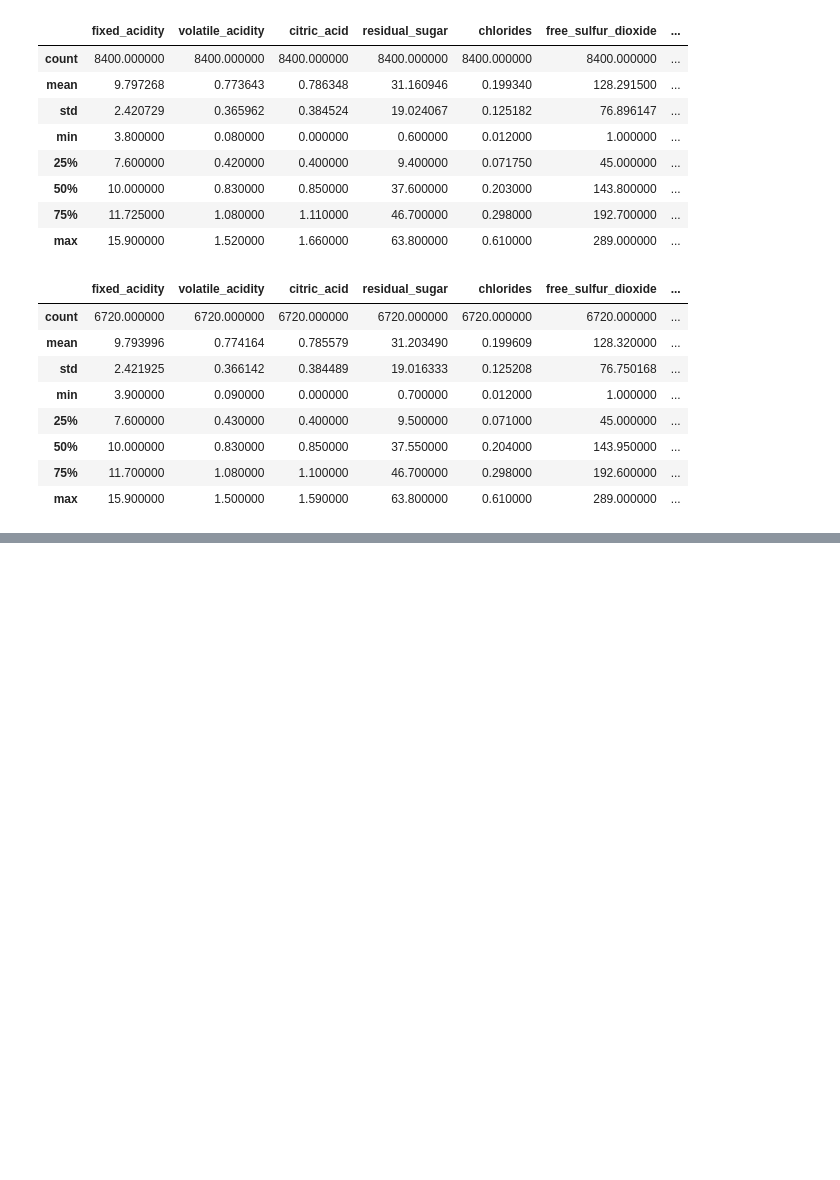
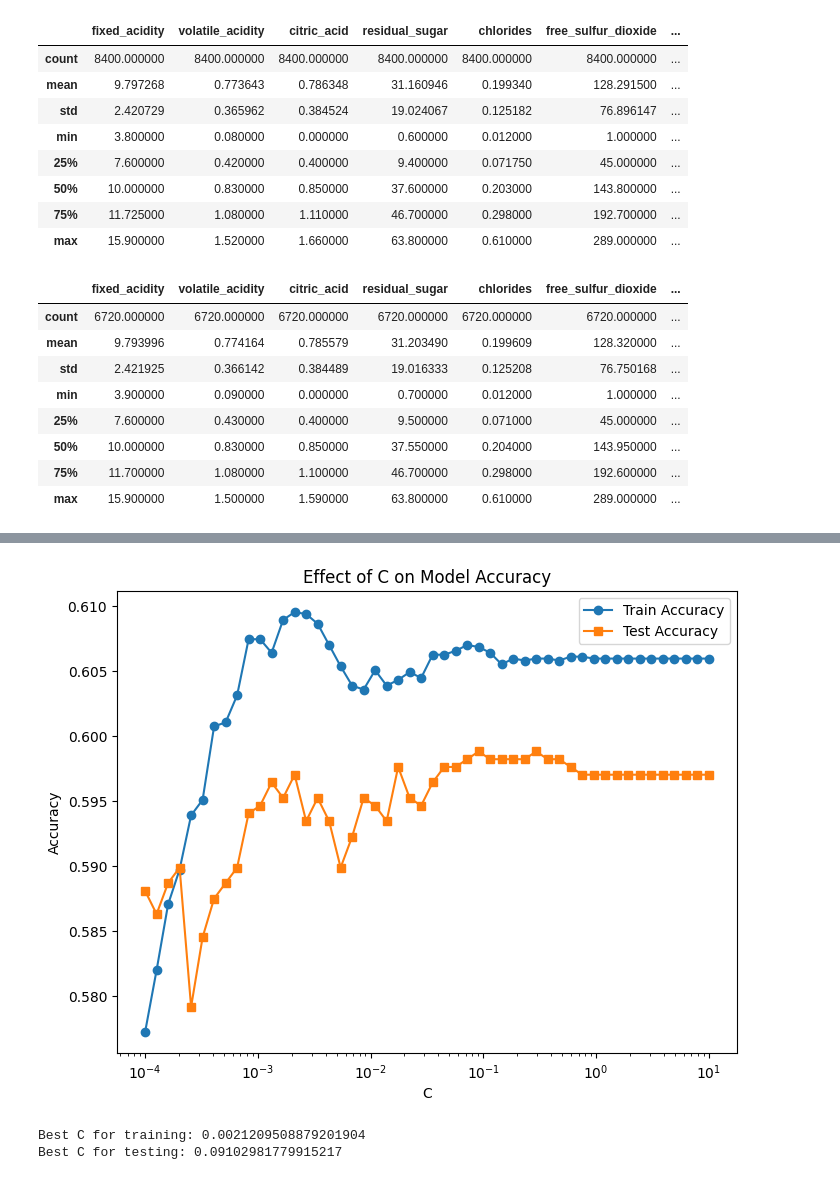
Before and after one commit to JeremyBKhusial/CUNYAidAccess, a Jupyter notebook: Midterm.ipynb, the cells around one changed output, grey strips where cells are left out. Saved outputs shown, nothing was run; the diff lists cells and outputs as text; code cells hidden in the pictures; blank space fills up the shorter version.

```diff
--- a/Midterm.ipynb
+++ b/Midterm.ipynb
@@ -68,0 +66,5 @@ accuracy_test = []
+# %%
+model = LogisticRegression()
+model.fit(X_train, y_train)
+print(model.score(X_train, y_train))
+print(model.score(X_test, y_test))
@@ -68,0 +74,10 @@ accuracy_test = []
+# %%
+C = np.logspace(-4, 1, 50)
+accuracy_train = []
+accuracy_test = []
+
+for i in C:
+    model = LogisticRegression(C=i, max_iter=1000)
+    model.fit(X_train, y_train)
+    accuracy_train.append(model.score(X_train, y_train))
+    accuracy_test.append(model.score(X_test, y_test))
@@ -68,0 +89,21 @@ accuracy_test = []
+# %%
+plt.figure(figsize=(8, 6))
+plt.plot(C, accuracy_train, label="Train Accuracy", marker='o')
+plt.plot(C, accuracy_test, label="Test Accuracy", marker='s')
+plt.xscale("log")
+plt.xlabel("C")
+plt.ylabel("Accuracy")
+plt.title("Effect of C on Model Accuracy")
+plt.legend()
+plt.show()
+# %% [output]
+[figure, added]
+# %%
+best_C_train = C[np.argmax(accuracy_train)]
+best_C_test = C[np.argmax(accuracy_test)]
+
+print(f"Best C for training: {best_C_train}")
+print(f"Best C for testing: {best_C_test}")
+# %% [output]
+Best C for training: 0.0021209508879201904
+Best C for testing: 0.09102981779915217
```
Also changed, not shown: parts of 4 cells of this notebook.
